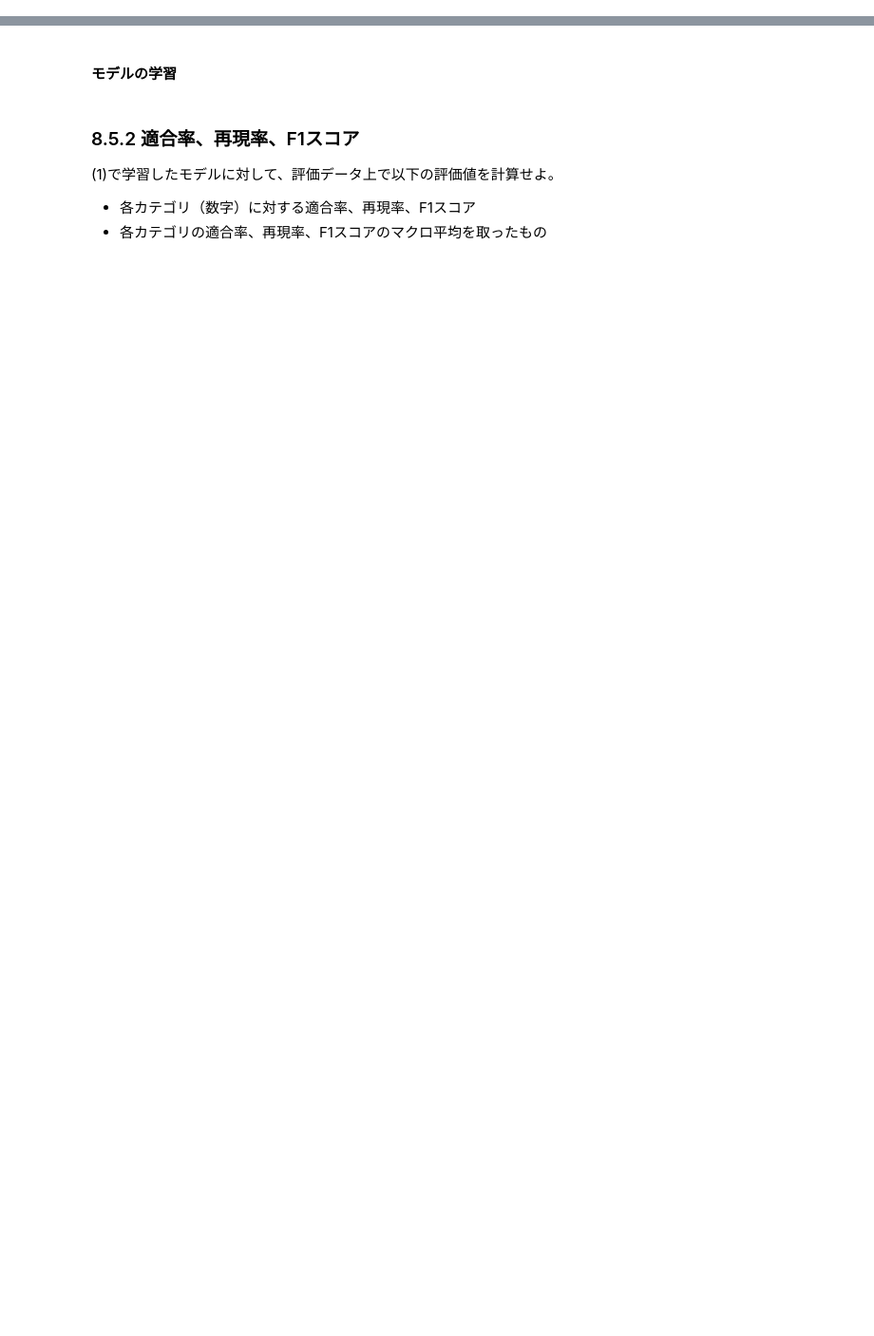
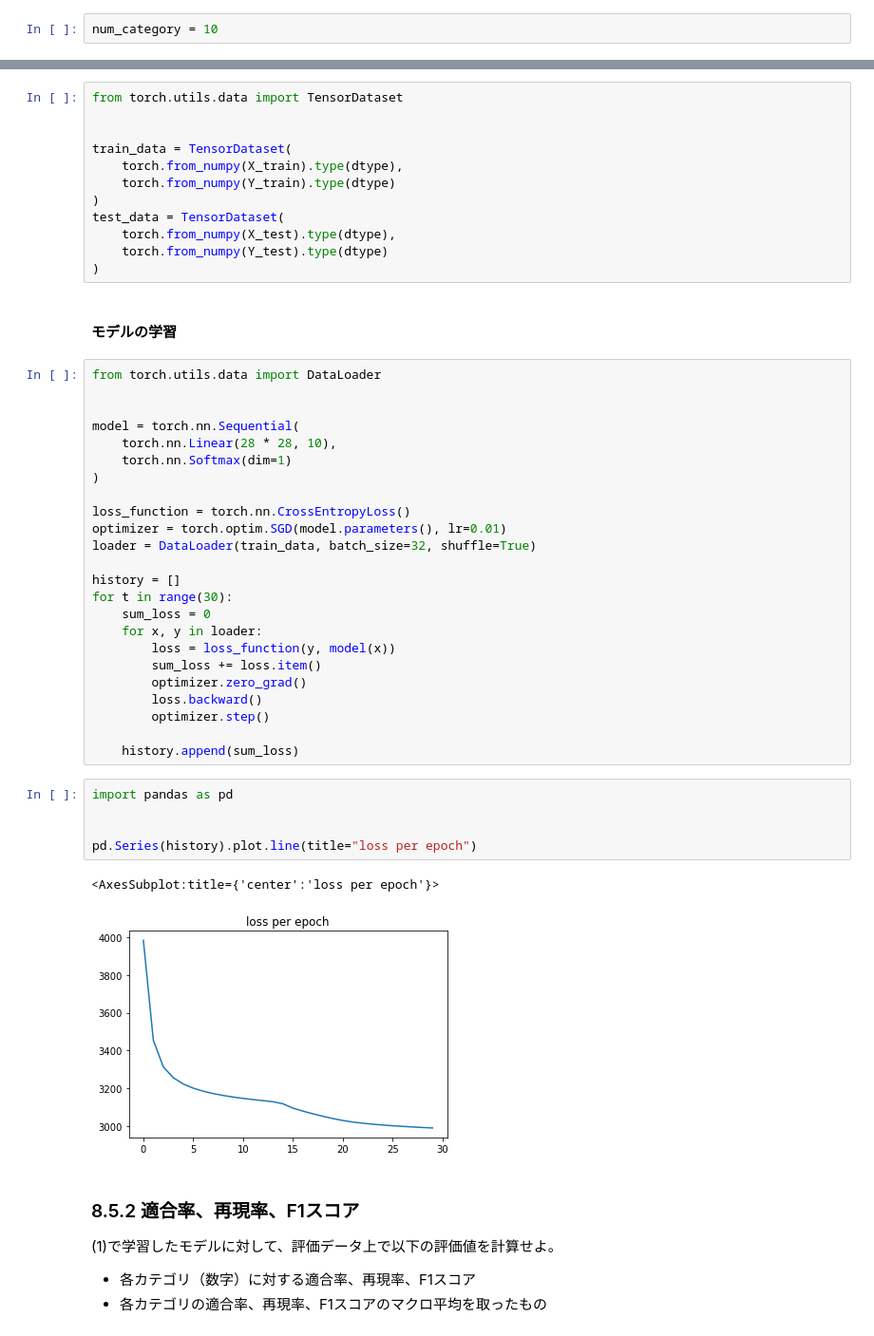
Before and after one commit to icoxfog417/mlnote-note, a Jupyter notebook: notebooks/chapter8_answer.ipynb, the cells around one changed output, grey strips where cells are left out. Shown at 95% size. Cells and saved outputs as stored; diff of their text form; blank space fills up the shorter version.

```diff
--- a/notebooks/chapter8_answer.ipynb
+++ b/notebooks/chapter8_answer.ipynb
@@ -99,3 +142,5 @@ Training data (X): (60000, 28, 28) float32
 Training data (Y): (60000,) uint8
 Test data (X): (10000, 28, 28) float32
 Test data (Y): (10000,) uint8
+# %%
+num_category = 10
@@ -102,5 +165,49 @@ Test data (Y): (10000,) uint8
+# %%
+from torch.utils.data import TensorDataset
+
+
+train_data = TensorDataset(
+    torch.from_numpy(X_train).type(dtype),
+    torch.from_numpy(Y_train).type(dtype)
+)
+test_data = TensorDataset(
+    torch.from_numpy(X_test).type(dtype),
+    torch.from_numpy(Y_test).type(dtype)
+)
 # %% [markdown]
 #### モデルの学習
+# %%
+from torch.utils.data import DataLoader
+
+
+model = torch.nn.Sequential(
+    torch.nn.Linear(28 * 28, 10),
+    torch.nn.Softmax(dim=1)
+)
+
+loss_function = torch.nn.CrossEntropyLoss()
+optimizer = torch.optim.SGD(model.parameters(), lr=0.01)
+loader = DataLoader(train_data, batch_size=32, shuffle=True)
+
+history = []
+for t in range(30):
+    sum_loss = 0
+    for x, y in loader:
+        loss = loss_function(y, model(x))
+        sum_loss += loss.item()
+        optimizer.zero_grad()
+        loss.backward()
+        optimizer.step()
+
+    history.append(sum_loss)
+# %%
+import pandas as pd
+
+
+pd.Series(history).plot.line(title="loss per epoch")
+# %% [output]
+<AxesSubplot:title={'center':'loss per epoch'}>
+[figure, added]
 # %% [markdown]
 ### 8.5.2 適合率、再現率、F1スコア
 
```
Also changed, not shown: parts of 16 cells of this notebook.
